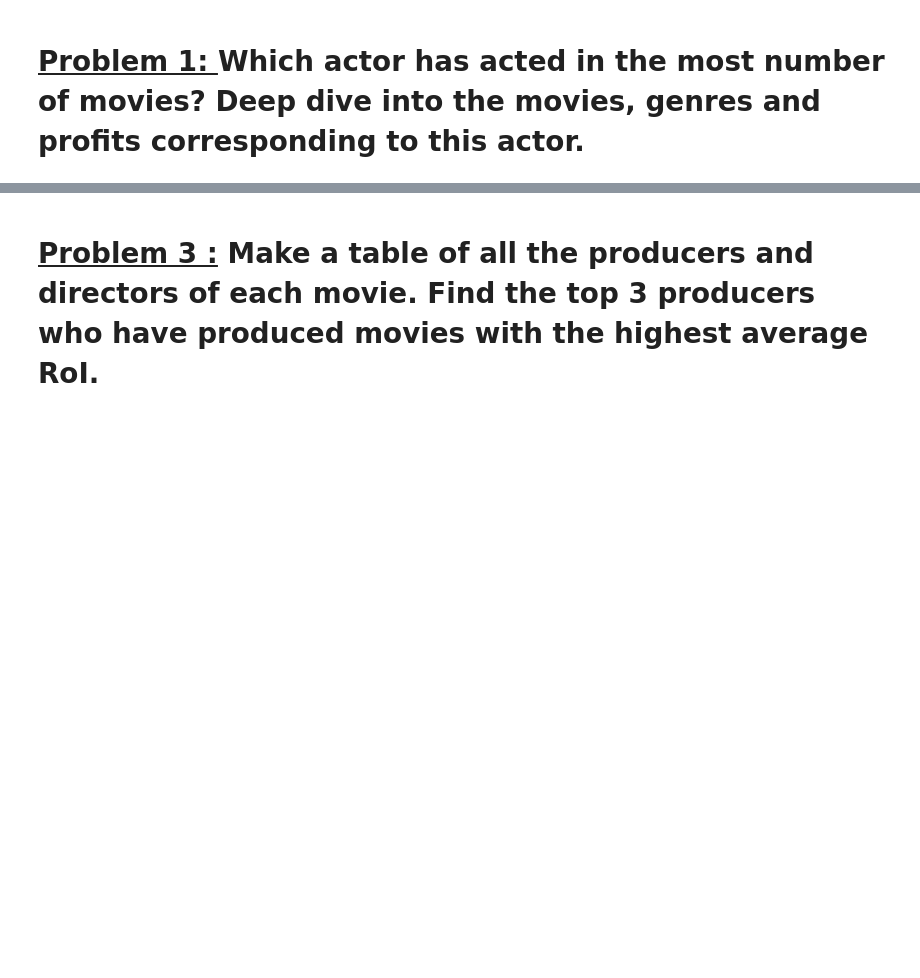
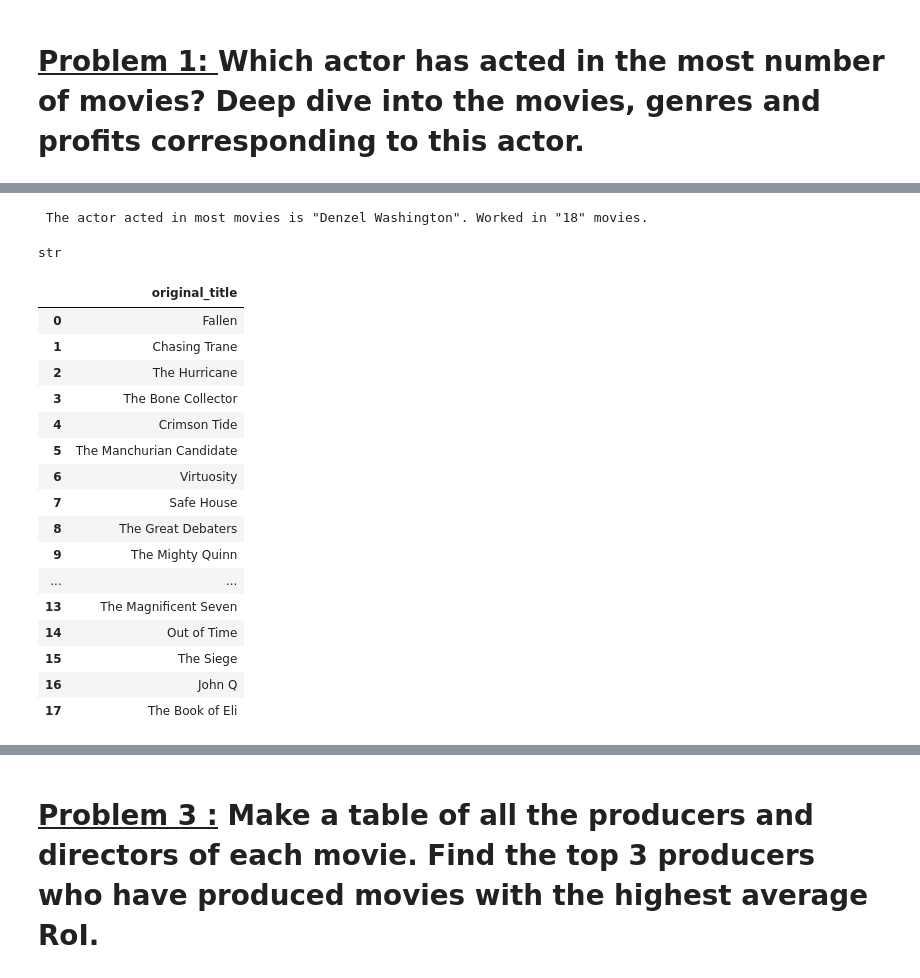
Before and after one commit to dil150898/daily-asignments, a Jupyter notebook: Assignment_Data_Wrangling.ipynb, the cells around one changed output, grey strips where cells are left out. Cells and saved outputs as stored; diff of their text form; code cells hidden in the pictures; blank space fills up the shorter version.

```diff
--- a/Assignment_Data_Wrangling.ipynb
+++ b/Assignment_Data_Wrangling.ipynb
@@ -20,0 +113,11 @@ imdb_df = pd.read_csv(file_path)
+# %%
+# Let's print who acted in most movies with the help of f string
+actor_acted_most_movies_str = (f' The actor acted in most movies is "{actor_acted_most_movies.loc[ 0 , "Actor name"]}". Worked in "{actor_acted_most_movies.loc[ 0 , "Nomber of movies"]}" movies.')
+print(actor_acted_most_movies_str)
+# %% [output]
+ The actor acted in most movies is "Denzel Washington". Worked in "18" movies.
+# %%
+# Let's check the genres data type to do forther operation
+type(imdb_df.loc[0 , 'genres'])
+# %% [output]
+str
@@ -20,0 +130,23 @@ imdb_df = pd.read_csv(file_path)
+# %%
+# Let's check movies name
+movies_name = imdb_df.loc[imdb_df['Actor name'] == actor_acted_most_movies.loc[0 , 'Actor name'] , 'original_title'].reset_index()
+movies_name.drop('index' , axis = 1 , inplace = True)
+movies_name
+# %% [output]
+|  | original_title |
+| 0 | Fallen |
+| 1 | Chasing Trane |
+| 2 | The Hurricane |
+| 3 | The Bone Collector |
+| 4 | Crimson Tide |
+| 5 | The Manchurian Candidate |
+| 6 | Virtuosity |
+| 7 | Safe House |
+| 8 | The Great Debaters |
+| 9 | The Mighty Quinn |
+| ... | ... |
+| 13 | The Magnificent Seven |
+| 14 | Out of Time |
+| 15 | The Siege |
+| 16 | John Q |
+| 17 | The Book of Eli |
```
Also changed, not shown: parts of 66 cells of this notebook.
